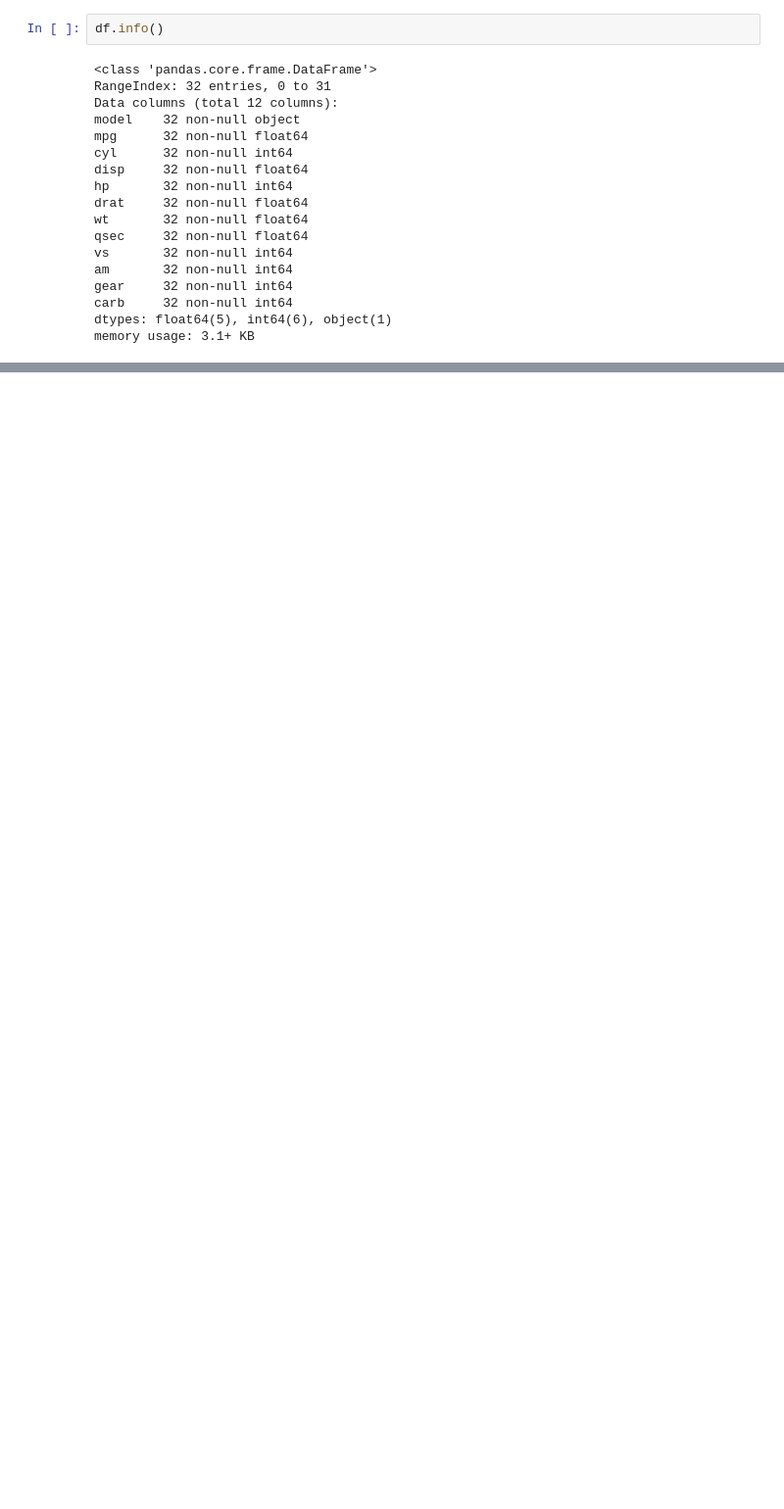
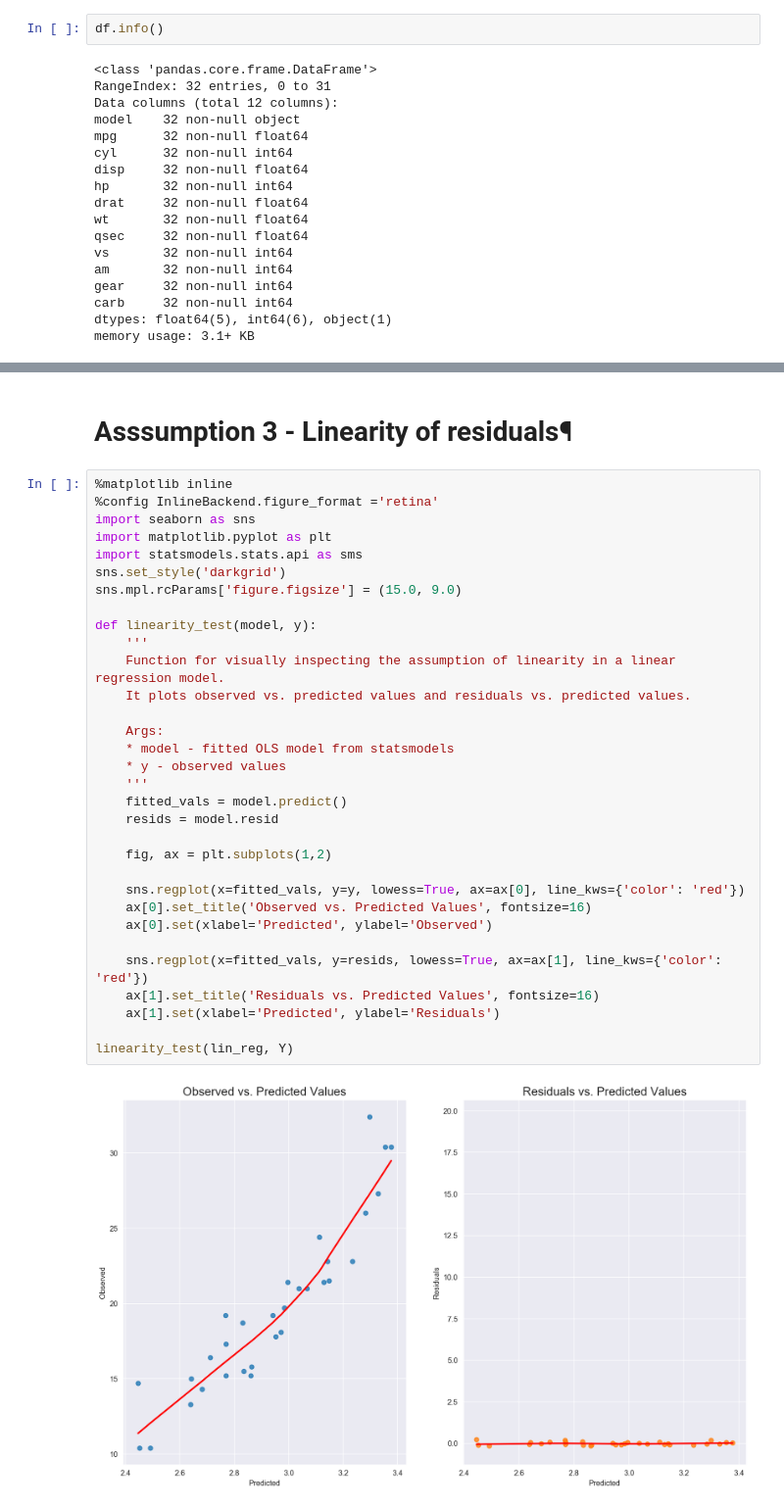
Before and after one commit to mynamerahulkumar/GitHub, a Jupyter notebook: Great_learning_data_science/supervised_learning/inclass/Inclass_day1.ipynb, the cells around one changed output, grey strips where cells are left out. Shown: that part at 98% size. Cells and saved outputs as stored; diff of their text form; blank space fills up the shorter version.

```diff
--- a/Great_learning_data_science/supervised_learning/inclass/Inclass_day1.ipynb
+++ b/Great_learning_data_science/supervised_learning/inclass/Inclass_day1.ipynb
@@ -46,0 +315,36 @@ df.describe()
+# %% [markdown]
+# Asssumption 3 - Linearity of residuals¶
+# %%
+%matplotlib inline
+%config InlineBackend.figure_format ='retina'
+import seaborn as sns
+import matplotlib.pyplot as plt
+import statsmodels.stats.api as sms
+sns.set_style('darkgrid')
+sns.mpl.rcParams['figure.figsize'] = (15.0, 9.0)
+
+def linearity_test(model, y):
+    '''
+    Function for visually inspecting the assumption of linearity in a linear regression model.
+    It plots observed vs. predicted values and residuals vs. predicted values.
+
+    Args:
+    * model - fitted OLS model from statsmodels
+    * y - observed values
+    '''
+    fitted_vals = model.predict()
+    resids = model.resid
+
+    fig, ax = plt.subplots(1,2)
+
+    sns.regplot(x=fitted_vals, y=y, lowess=True, ax=ax[0], line_kws={'color': 'red'})
+    ax[0].set_title('Observed vs. Predicted Values', fontsize=16)
+    ax[0].set(xlabel='Predicted', ylabel='Observed')
+
+    sns.regplot(x=fitted_vals, y=resids, lowess=True, ax=ax[1], line_kws={'color': 'red'})
+    ax[1].set_title('Residuals vs. Predicted Values', fontsize=16)
+    ax[1].set(xlabel='Predicted', ylabel='Residuals')
+
+linearity_test(lin_reg, Y)
+# %% [output]
+[figure, added]
```
Also changed, not shown: parts of 58 cells of this notebook, 10 other files.
